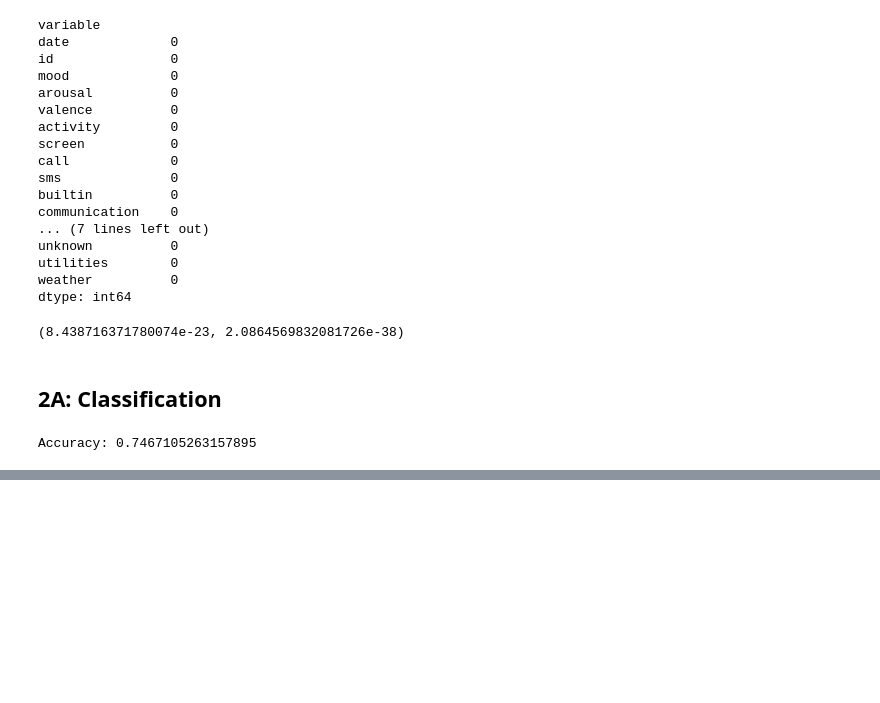
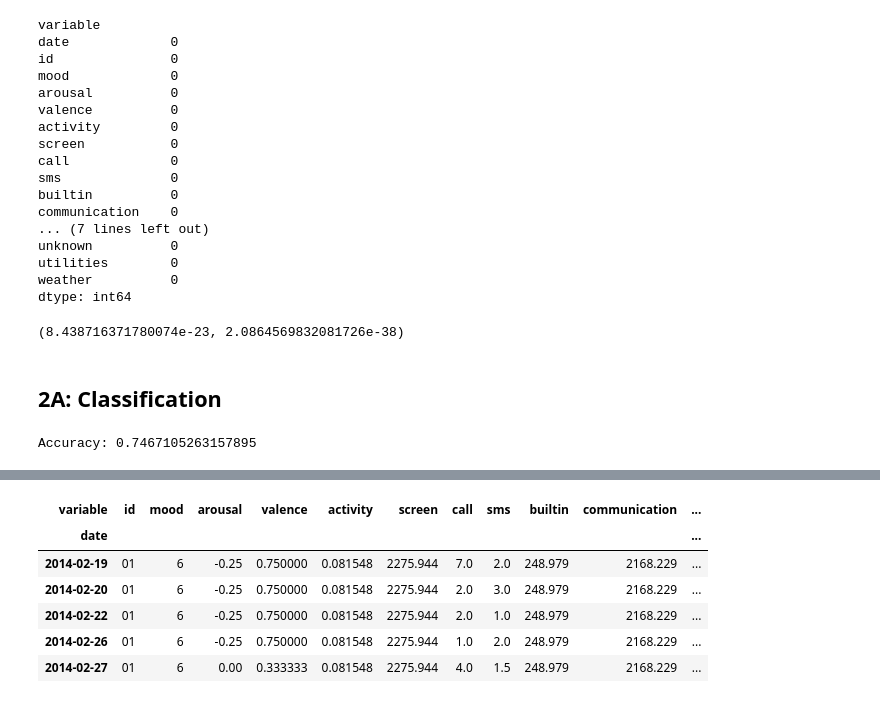
Before and after one commit to vishalkanteppa/Data-Mining, a Jupyter notebook: DM_advanced.ipynb, the cells around one changed output, grey strips where cells are left out. Cells and saved outputs as stored; diff of their text form; code cells hidden in the pictures; blank space fills up the shorter version.

```diff
--- a/DM_advanced.ipynb
+++ b/DM_advanced.ipynb
@@ -672,0 +776,14 @@ Accuracy: 0.7467105263157895
+# %%
+from statsmodels.tsa.arima.model import ARIMA
+arimamodel = imputed_df_interpolate.copy()
+arimamodel.set_index('date',inplace=True)
+# %%
+arimamodel.head(5)
+# %% [output]
+| variable | id | mood | arousal | valence | activity | screen | call | sms | builtin | communication | ... |
+| date |  |  |  |  |  |  |  |  |  |  | ... |
+| 2014-02-19 | 01 | 6 | -0.25 | 0.750000 | 0.081548 | 2275.944 | 7.0 | 2.0 | 248.979 | 2168.229 | ... |
+| 2014-02-20 | 01 | 6 | -0.25 | 0.750000 | 0.081548 | 2275.944 | 2.0 | 3.0 | 248.979 | 2168.229 | ... |
+| 2014-02-22 | 01 | 6 | -0.25 | 0.750000 | 0.081548 | 2275.944 | 2.0 | 1.0 | 248.979 | 2168.229 | ... |
+| 2014-02-26 | 01 | 6 | -0.25 | 0.750000 | 0.081548 | 2275.944 | 1.0 | 2.0 | 248.979 | 2168.229 | ... |
+| 2014-02-27 | 01 | 6 | 0.00 | 0.333333 | 0.081548 | 2275.944 | 4.0 | 1.5 | 248.979 | 2168.229 | ... |
```
Also changed, not shown: parts of 13 cells of this notebook.
